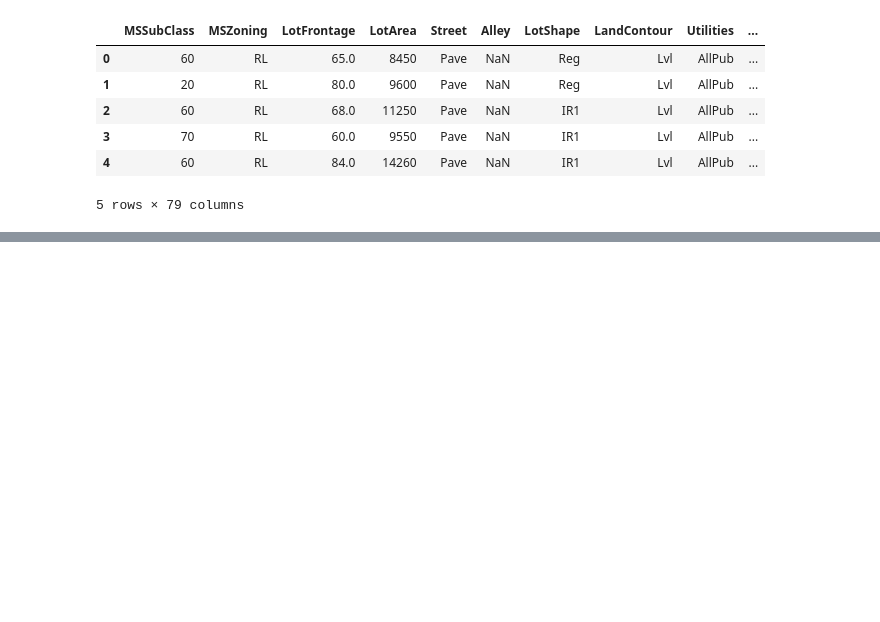
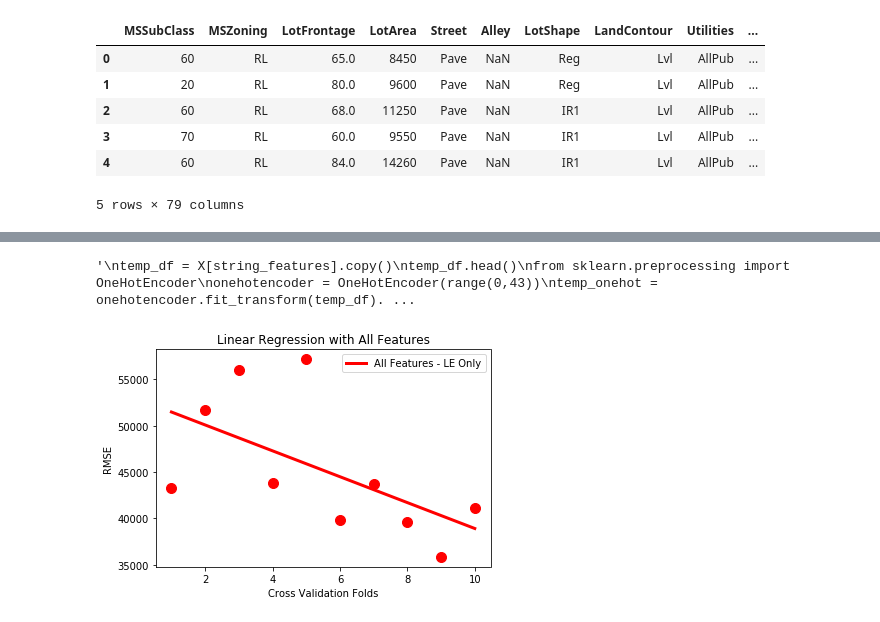
Before and after one commit to RPeralta5/Data-Science, a Jupyter notebook: Source Files/House_Prices.ipynb, the cells around one changed output, grey strips where cells are left out. Cells and saved outputs as stored; diff of their text form; code cells hidden in the pictures; blank space fills up the shorter version.

```diff
--- a/Source Files/House_Prices.ipynb
+++ b/Source Files/House_Prices.ipynb
@@ -510,0 +510,2 @@ Exterior2nd
+# %%
+X.fillna(0, inplace=True)
@@ -510,0 +517,13 @@ Exterior2nd
+# %%
+linear_reg_houses = LinearRegression()
+accuracy_list_lr_all = cross_val_score(linear_reg_houses, X, y, cv=10, scoring='neg_mean_squared_error')
+# %%
+# function cross_val_score performs Cross Validation:
+
+
+rmse_list_lr_all = []
+for l in accuracy_list_lr_all:
+    x = np.sqrt(-1* l)
+    rmse_list_lr_all.append(x)
+
+print("Linear Regression(All Features - Label Encoding):                   ", List_Average(rmse_list_lr_all))
@@ -510,0 +614,12 @@ Exterior2nd
+# %%
+"""
+temp_df = X[string_features].copy()
+temp_df.head()
+from sklearn.preprocessing import OneHotEncoder
+onehotencoder = OneHotEncoder(range(0,43))
+temp_onehot = onehotencoder.fit_transform(temp_df).toarray()
+temp_df = pd.DataFrame(X_onehot)
+temp_df.head()
+"""
+# %% [output]
+'\ntemp_df = X[string_features].copy()\ntemp_df.head()\nfrom sklearn.preprocessing import OneHotEncoder\nonehotencoder = OneHotEncoder(range(0,43))\ntemp_onehot = onehotencoder.fit_transform(temp_df). ...
@@ -510,0 +657,26 @@ Exterior2nd
+# %%
+x_values = range(1, len(rmse_list_lr_all)+1)
+data_points1 = rmse_list_lr_all
+
+# solution
+a, b = best_fit(x_values, data_points1)
+#best fit line:
+#y = 0.80 + 0.92x
+
+# plot points and fit line
+plt.scatter(x_values, data_points1,color='red',s=100)
+yfit = [a + b * xi for xi in x_values]
+line1, =plt.plot(x_values, yfit,linewidth = 3,color='red', markerfacecolor='red', markersize=12, label='All Features - LE Only')
+#line1, = plt.plot(x_values, data_points1,color='red', linestyle='dashed', linewidth = 3, marker='o', markerfacecolor='red', markersize=12, label='All Features - LE Only')
+plt.legend(handles=[line1])
+
+# naming the x axis
+plt.xlabel('Cross Validation Folds')
+# naming the y axis
+plt.ylabel('RMSE')
+
+# giving a title the graph
+plt.title('Linear Regression with All Features')
+plt.show()
+# %% [output]
+[figure, added]
```
Also changed, not shown: parts of 14 cells of this notebook.
